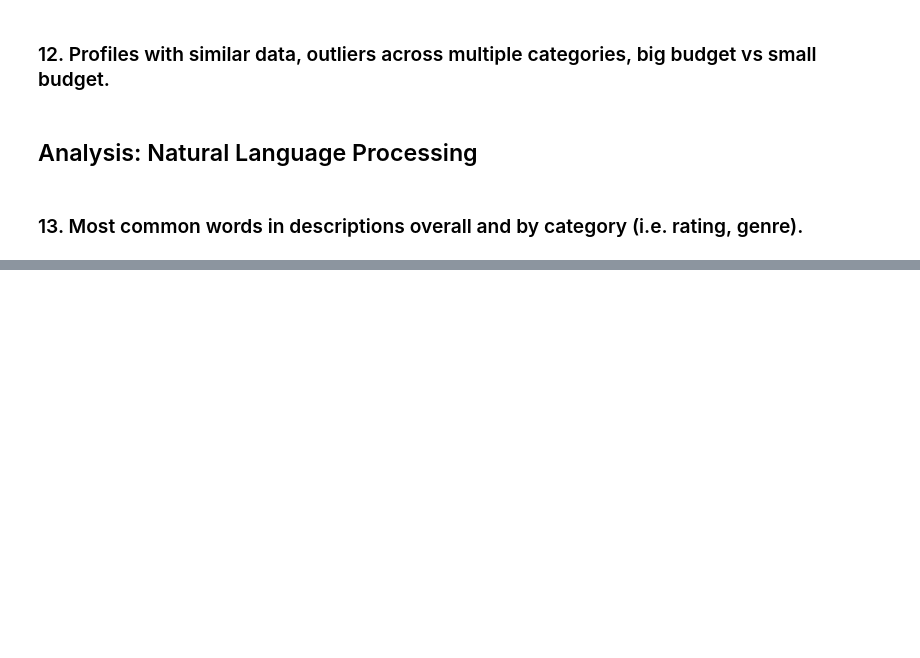
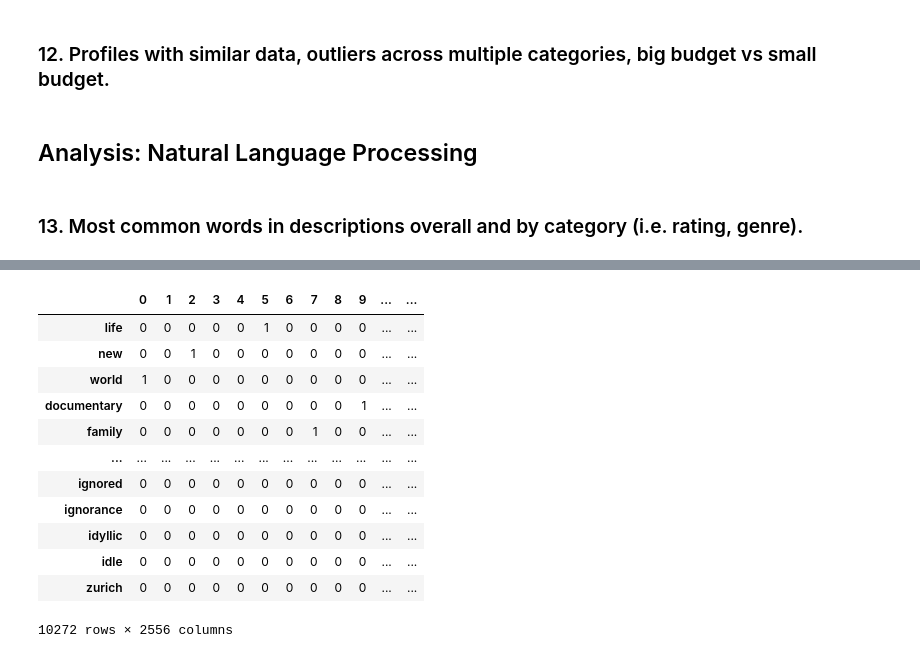
Before and after one commit to albert-ntiri/netflix, a Jupyter notebook: Netflix_EDA.ipynb, the cells around one changed output, grey strips where cells are left out. Cells and saved outputs as stored; diff of their text form; code cells hidden in the pictures; blank space fills up the shorter version.

Commit message:
Created function to analyze description column

```diff
--- a/Netflix_EDA.ipynb
+++ b/Netflix_EDA.ipynb
@@ -1092,0 +1123,4 @@ Name: description, dtype: object
+# %%
+from stop_words import get_stop_words
+s_words = get_stop_words('english')
+s_words
@@ -1092,0 +1248,24 @@ Name: description, dtype: object
+# %%
+def create_word_distribution(text_list, method, stop_words):
+    vectorizer = method(stop_words=stop_words)
+    text_terms = vectorizer.fit_transform(text_list)
+    text_df = pd.DataFrame(text_terms.toarray().T, index=vectorizer.get_feature_names())
+    text_df['total'] = text_df.sum(axis=1)
+    text_df.sort_values(by='total', ascending=False, inplace=True)
+    return text_df
+# %%
+create_word_distribution(list(netflix.loc[netflix.country == 'United States', 'description']), CountVectorizer, s_words)
+# %% [output]
+|  | 0 | 1 | 2 | 3 | 4 | 5 | 6 | 7 | 8 | 9 | ... | ... |
+| life | 0 | 0 | 0 | 0 | 0 | 1 | 0 | 0 | 0 | 0 | ... | ... |
+| new | 0 | 0 | 1 | 0 | 0 | 0 | 0 | 0 | 0 | 0 | ... | ... |
+| world | 1 | 0 | 0 | 0 | 0 | 0 | 0 | 0 | 0 | 0 | ... | ... |
+| documentary | 0 | 0 | 0 | 0 | 0 | 0 | 0 | 0 | 0 | 1 | ... | ... |
+| family | 0 | 0 | 0 | 0 | 0 | 0 | 0 | 1 | 0 | 0 | ... | ... |
+| ... | ... | ... | ... | ... | ... | ... | ... | ... | ... | ... | ... | ... |
+| ignored | 0 | 0 | 0 | 0 | 0 | 0 | 0 | 0 | 0 | 0 | ... | ... |
+| ignorance | 0 | 0 | 0 | 0 | 0 | 0 | 0 | 0 | 0 | 0 | ... | ... |
+| idyllic | 0 | 0 | 0 | 0 | 0 | 0 | 0 | 0 | 0 | 0 | ... | ... |
+| idle | 0 | 0 | 0 | 0 | 0 | 0 | 0 | 0 | 0 | 0 | ... | ... |
+| zurich | 0 | 0 | 0 | 0 | 0 | 0 | 0 | 0 | 0 | 0 | ... | ... |
+10272 rows × 2556 columns
```
Also changed, not shown: parts of 39 cells of this notebook.
